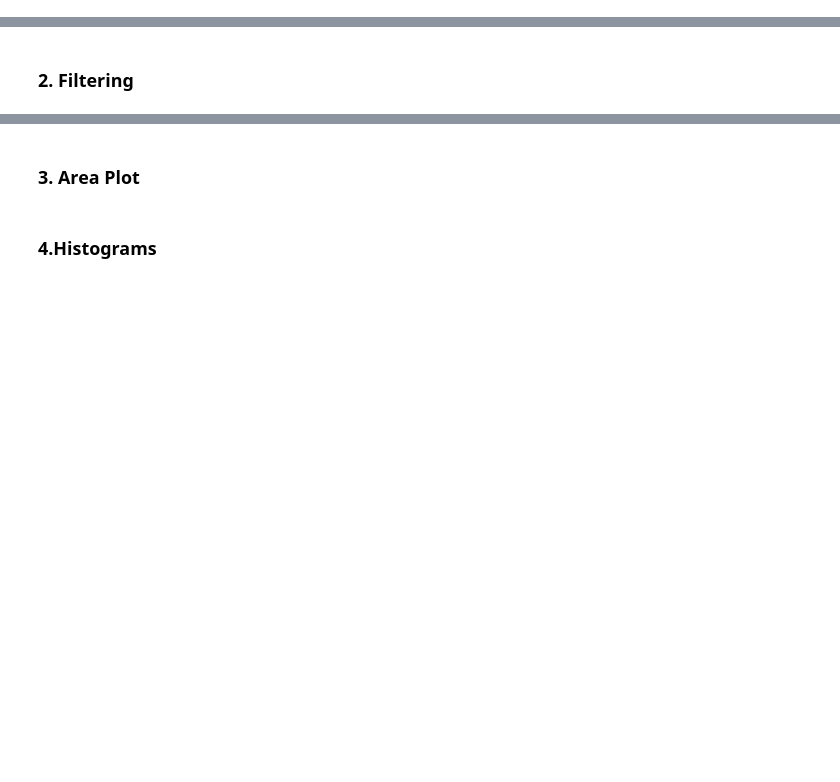
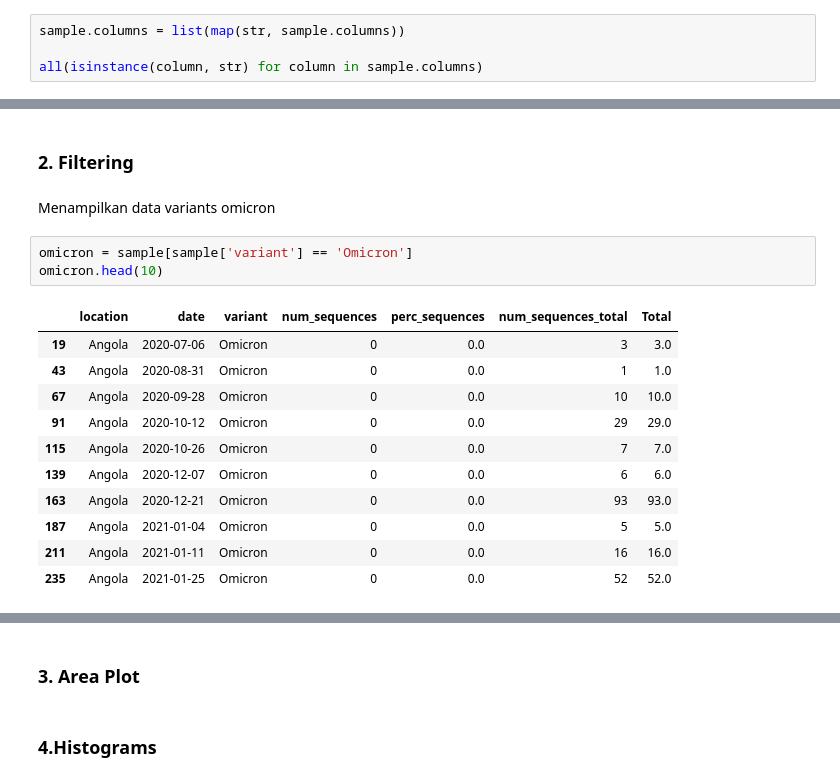
Before and after one commit to AbdulHafidh-AI/Praktikum-Visualisasi-Data, a Jupyter notebook: 2008107010056_AbdulHafidh_Tugas2.ipynb, the cells around one changed output, grey strips where cells are left out. Cells and saved outputs as stored; diff of their text form; blank space fills up the shorter version.

```diff
--- a/2008107010056_AbdulHafidh_Tugas2.ipynb
+++ b/2008107010056_AbdulHafidh_Tugas2.ipynb
@@ -52,0 +87,4 @@ sample.tail(10)
+# %%
+sample.columns = list(map(str, sample.columns))
+
+all(isinstance(column, str) for column in sample.columns)
@@ -53,2 +213,19 @@ sample.tail(10)
 # %% [markdown]
 ### 2. Filtering
+# %% [markdown]
+Menampilkan data variants omicron
+# %%
+omicron = sample[sample['variant'] == 'Omicron']
+omicron.head(10)
+# %% [output]
+|  | location | date | variant | num_sequences | perc_sequences | num_sequences_total | Total |
+| 19 | Angola | 2020-07-06 | Omicron | 0 | 0.0 | 3 | 3.0 |
+| 43 | Angola | 2020-08-31 | Omicron | 0 | 0.0 | 1 | 1.0 |
+| 67 | Angola | 2020-09-28 | Omicron | 0 | 0.0 | 10 | 10.0 |
+| 91 | Angola | 2020-10-12 | Omicron | 0 | 0.0 | 29 | 29.0 |
+| 115 | Angola | 2020-10-26 | Omicron | 0 | 0.0 | 7 | 7.0 |
+| 139 | Angola | 2020-12-07 | Omicron | 0 | 0.0 | 6 | 6.0 |
+| 163 | Angola | 2020-12-21 | Omicron | 0 | 0.0 | 93 | 93.0 |
+| 187 | Angola | 2021-01-04 | Omicron | 0 | 0.0 | 5 | 5.0 |
+| 211 | Angola | 2021-01-11 | Omicron | 0 | 0.0 | 16 | 16.0 |
+| 235 | Angola | 2021-01-25 | Omicron | 0 | 0.0 | 52 | 52.0 |
```
Also changed, not shown: parts of 29 cells of this notebook, 1 other file.
